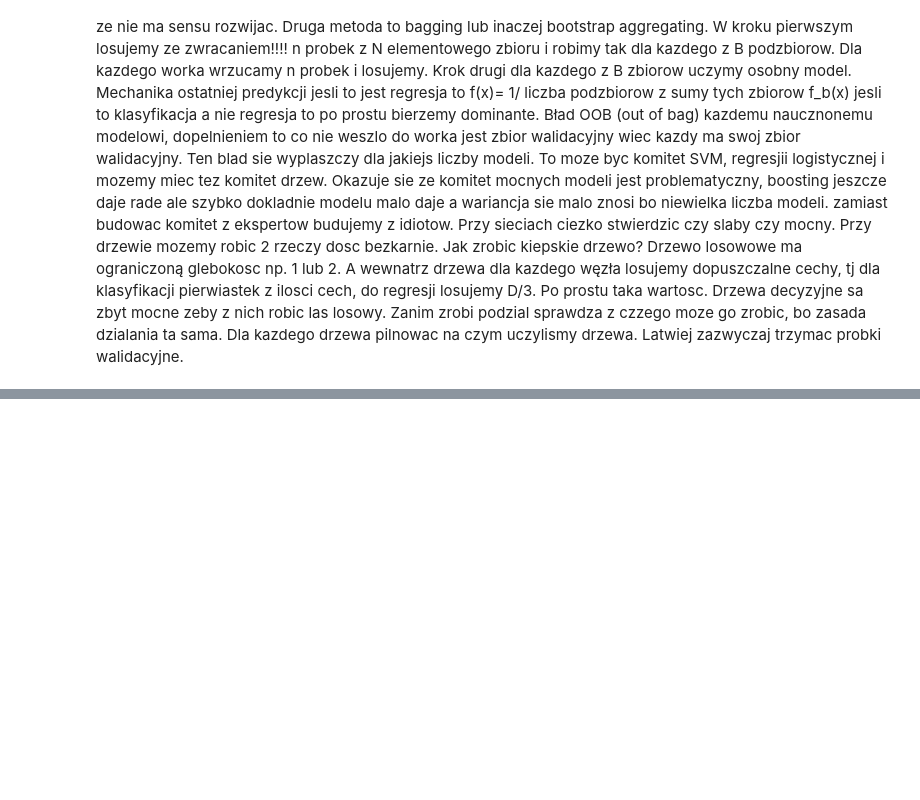
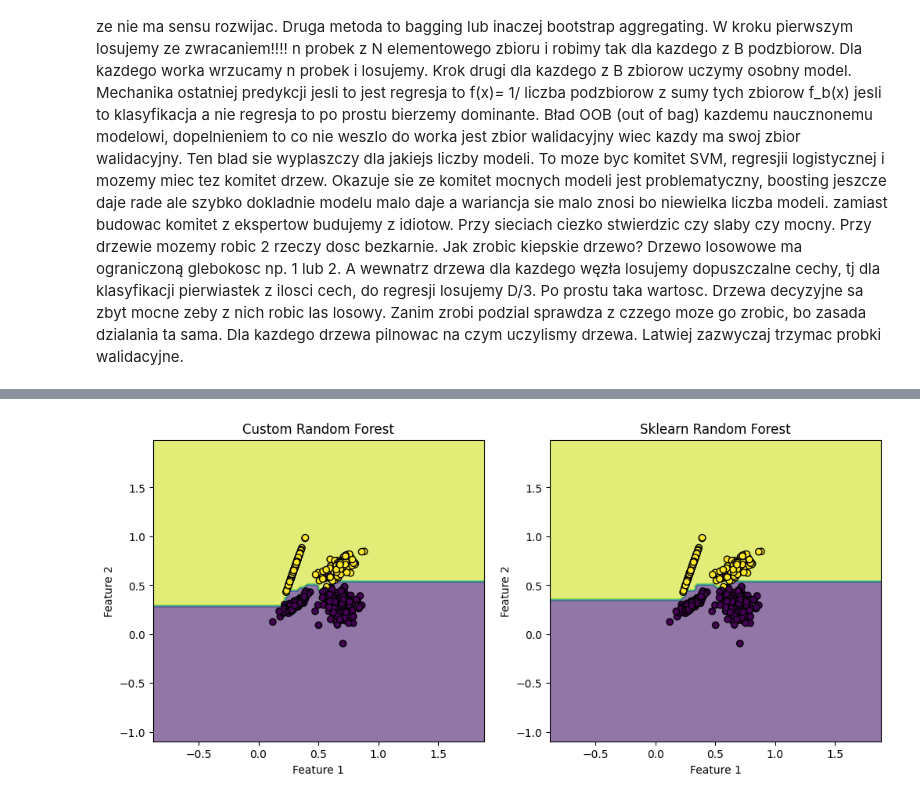
Before and after one commit to Rudobrody/Studies_AI_1_Term, a Jupyter notebook: PUM/RandomForest/Lab_Random_Forest.ipynb, the cells around one changed output, grey strips where cells are left out. Cells and saved outputs as stored; diff of their text form; code cells hidden in the pictures; blank space fills up the shorter version.

```diff
--- a/PUM/RandomForest/Lab_Random_Forest.ipynb
+++ b/PUM/RandomForest/Lab_Random_Forest.ipynb
@@ -18,0 +1032,97 @@ jesli to klasyfikacja a nie regresja to po prostu bierzemy dominante. Bład OOB
+# %%
+N_CLUSTERS_PER_CLASS = 2
+CLASS_SEP = 2.0
+N_INFORMATIVE = 2
+N_FEATURES = 2
+dataset_multimodal = SyntheticDataset(RANDOM_STATE, N_SAMPLES, N_FEATURES, N_CLASSES, N_INFORMATIVE, N_CLUSTERS_PER_CLASS, CLASS_SEP)
+dataset_multimodal.generate_make_classification()
+
+# Dividing dataset on a trening set and test set
+dataset_multimodal.splitting()
+
+# Normalization of datasets
+dataset_multimodal.normalize()
+
+# Fitting models
+sklearn_random_forest_clf = RandomForestClassifier()
+sklearn_random_forest_clf.fit(dataset_multimodal.X_train, dataset_multimodal.y_train)
+
+random_forest_clf = RandomForest()
+random_forest_clf.fit(dataset_multimodal.X_train, dataset_multimodal.y_train)
+
+# Own algorithm
+start_time = time.time()
+for _ in range(100):
+    y_pred = random_forest_clf.predict(dataset_multimodal.X_test)
+end_time = time.time()
+elapsed_time = end_time - start_time
+print(f"Own Algorithm took {elapsed_time:.2f} sec")
+y_proba = random_forest_clf.predict_proba(dataset_multimodal.X_test)[:, 1]
+
+# Sklearn algorithm
+start_time = time.time()
+for _ in range(100):
+    y_pred_sklearn = sklearn_random_forest_clf.predict(dataset_multimodal.X_test)
+end_time = time.time()
+elapsed_time = end_time - start_time
+print(f"Sklearn Algorithm took {elapsed_time:.2f} sec")
+y_proba_sklearn = sklearn_random_forest_clf.predict_proba(dataset_multimodal.X_test)[:, 1]
+
+
+# Range of features
+x_min, x_max = dataset_multimodal.X_test[:,0].min() - 1, dataset_multimodal.X_test[:,0].max() + 1
+y_min, y_max = dataset_multimodal.X_test[:,1].min() - 1, dataset_multimodal.X_test[:,1].max() + 1
+
+# Creating mesh grid
+xx, yy = np.meshgrid(np.linspace(x_min, x_max, 100), np.linspace(y_min, y_max, 100))
+
+# Flatten a mesh grid
+grid_points = np.c_[xx.ravel(), yy.ravel()]
+
+# Prediction for every point of the grid, own algorithm
+Z = random_forest_clf.predict(grid_points)
+Z = Z.reshape(xx.shape)
+
+# Prediction for every point of the grid, sklearn algorithm
+Z_sklearn = sklearn_random_forest_clf.predict(grid_points)
+Z_sklearn = Z_sklearn.reshape(xx.shape)
+
+# Create a figure with two subplots side by side
+fig = plt.figure(figsize=(12, 5))
+gs = GridSpec(1, 2, figure=fig)
+
+# Plot own Random Forest
+ax1 = fig.add_subplot(gs[0, 0])
+contour1 = ax1.contourf(xx, yy, Z, cmap="viridis", alpha=0.6)
+scatter1 = ax1.scatter(dataset_multimodal.X_test[:, 0], dataset_multimodal.X_test[:, 1], c=dataset_multimodal.y_test, cmap="viridis", edgecolor='k')
+ax1.set_xlabel("Feature 1")
+ax1.set_ylabel("Feature 2")
+ax1.set_title("Custom Random Forest")
+
+# Plot sklearn random forest
+ax2 = fig.add_subplot(gs[0, 1])
+contour2 = ax2.contourf(xx, yy, Z_sklearn, cmap="viridis", alpha=0.6)
+scatter2 = ax2.scatter(dataset_multimodal.X_test[:, 0], dataset_multimodal.X_test[:, 1], c=dataset_multimodal.y_test, cmap="viridis", edgecolor='k')
+ax2.set_xlabel("Feature 1")
+ax2.set_ylabel("Feature 2")
+ax2.set_title("Sklearn Random Forest")
+
+plt.show()
+
+
+fig, ((ax1, ax2), (ax3, ax4)) = plt.subplots(2, 2, figsize=(12,9))
+
+# Own analyzer
+analyzer = ResultsAnalyzes(dataset_multimodal.y_test, y_pred)
+print("Own implementation results:")
+analyzer.show_results()
+analyzer.confusion_matrix(ax=ax1, title="Own implementation")
+analyzer.plot_ROC_curve(y_proba, ax=ax3, title="Own model ROC")
+
+# Sklearn analyzer
+analyzer_sklearn = ResultsAnalyzes(dataset_multimodal.y_test, y_pred_sklearn)
+print("Sklearn implementation results:")
+analyzer_sklearn.show_results()
+analyzer_sklearn.confusion_matrix(ax=ax2, title="Sklearn implementation")
+analyzer_sklearn.plot_ROC_curve(y_proba_sklearn, ax=ax4, title="Sklearn model ROC")
+# %% [output]
@@ -18,0 +1131 @@ jesli to klasyfikacja a nie regresja to po prostu bierzemy dominante. Bład OOB
+[figure, added]
```
Also changed, not shown: parts of 16 cells of this notebook.
